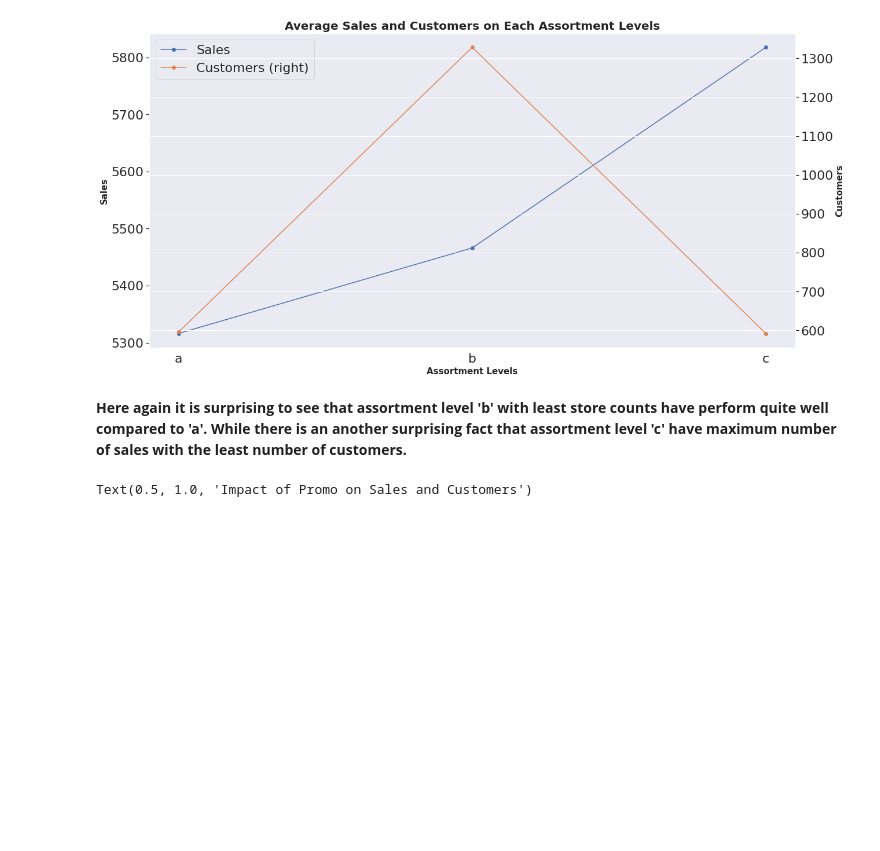
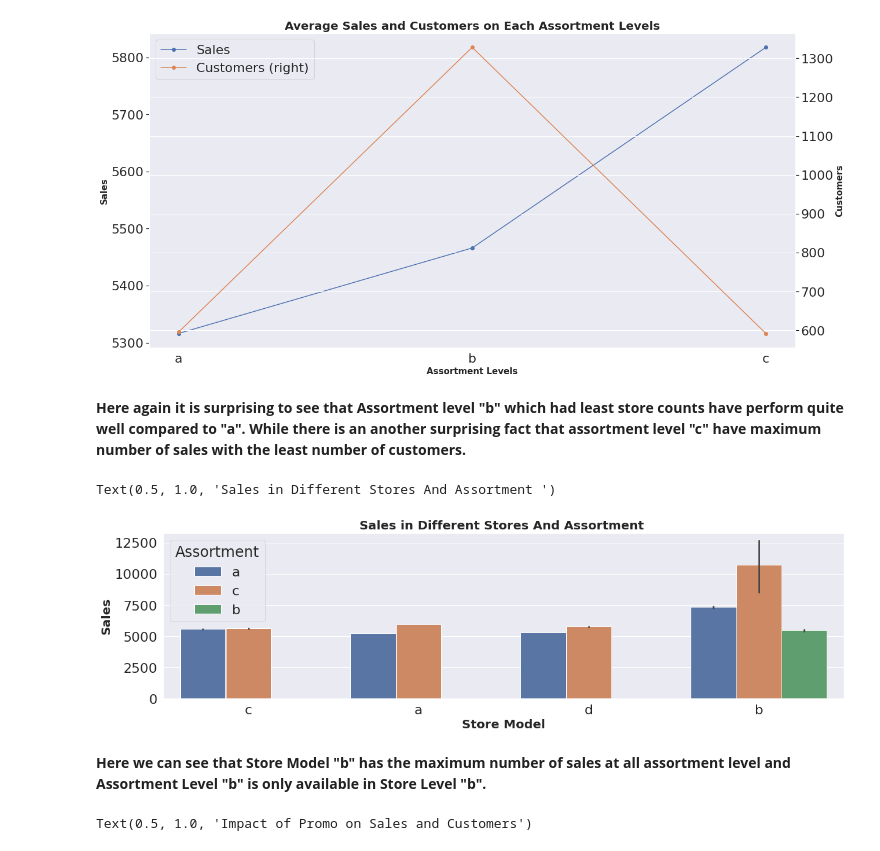
Before and after one commit to RajaChowdhury/Retail-Sales-Prediction, a Jupyter notebook: Colab_Notebook_Rossmann_Sales_Prediction_Raja_Chowdhury.ipynb, the cells around one changed output. Cells and saved outputs as stored; diff of their text form; code cells hidden in the pictures; blank space fills up the shorter version.

```diff
--- a/Colab_Notebook_Rossmann_Sales_Prediction_Raja_Chowdhury.ipynb
+++ b/Colab_Notebook_Rossmann_Sales_Prediction_Raja_Chowdhury.ipynb
@@ -786,7 +875,19 @@ Text(0.5, 0, 'Assortment Levels')
 <Figure size 1440x360 with 0 Axes>
 [figure]
 # %% [markdown]
-**Here again it is surprising to see that assortment level 'b' with least store counts have perform quite well compared to 'a'. While there is an another surprising fact that assortment level 'c' have maximum number of sales with the least number of customers.**
+**Here again it is surprising to see that Assortment level "b" which had least store counts have perform quite well compared to "a". While there is an another surprising fact that assortment level "c" have maximum number of sales with the least number of customers.**
+# %%
+#Let's check the relationship between store type, assortment levels and sales
+plt.figure(figsize=(20,5))
+ax = sns.barplot(x=df["StoreType"],y=df['Sales'],hue=df["Assortment"])
+ax.set_xlabel('Store Model',size=20,fontdict={"weight": "bold"})
+ax.set_ylabel('Sales',size=20,fontdict={"weight": "bold"})
+ax.set_title("Sales in Different Stores And Assortment ",fontsize=20,fontdict={"weight": "bold"})
+# %% [output]
+Text(0.5, 1.0, 'Sales in Different Stores And Assortment ')
+[figure, added]
+# %% [markdown]
+**Here we can see that Store Model "b" has the maximum number of sales at all assortment level and Assortment Level "b" is only available in Store Level "b".**
 # %%
 # Plotting Effect of Promo on Sales and Customers using scatterplot
 plt.figure(figsize=(20,5))
```
Also changed, not shown: parts of 131 cells of this notebook.
